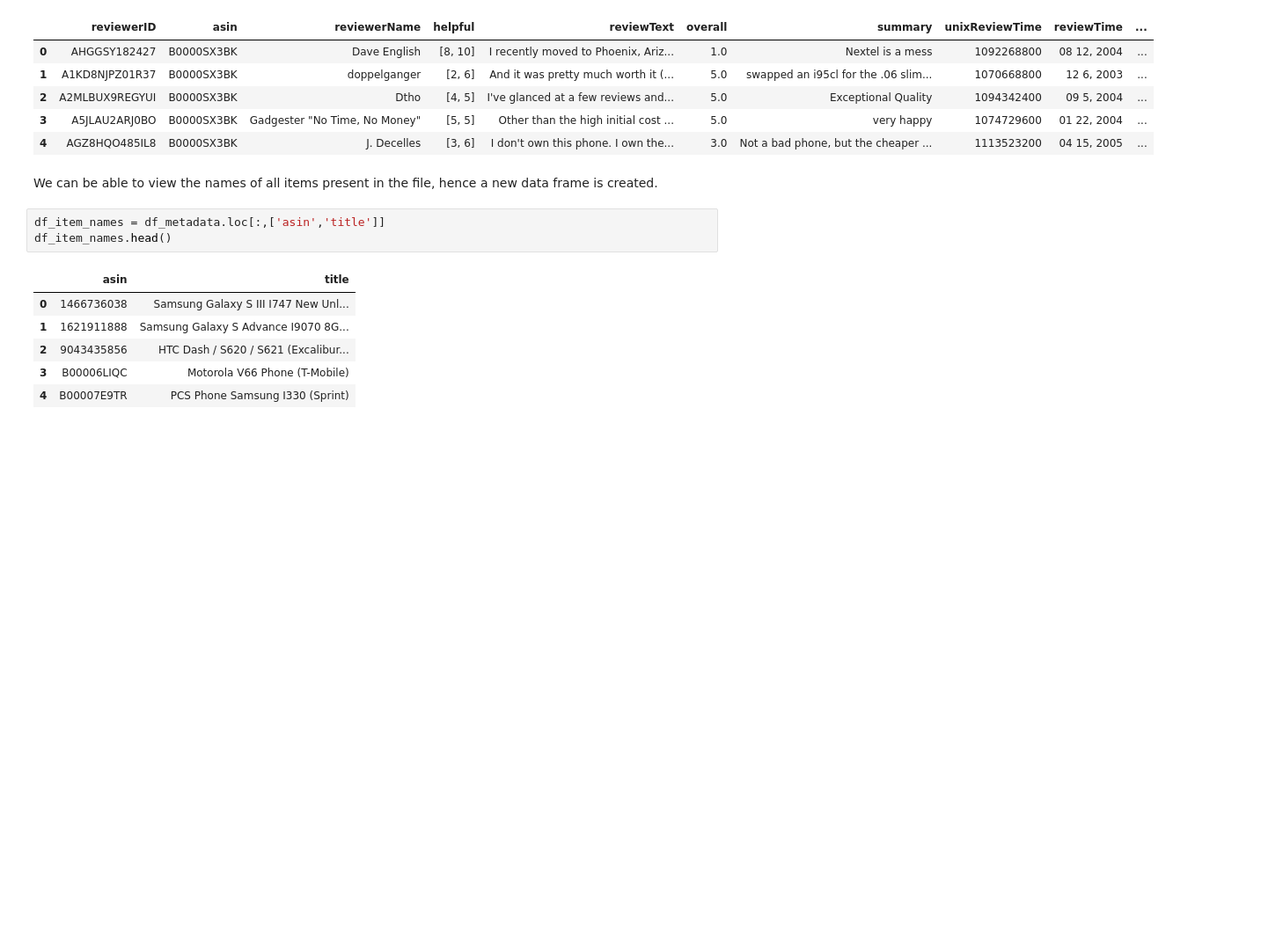
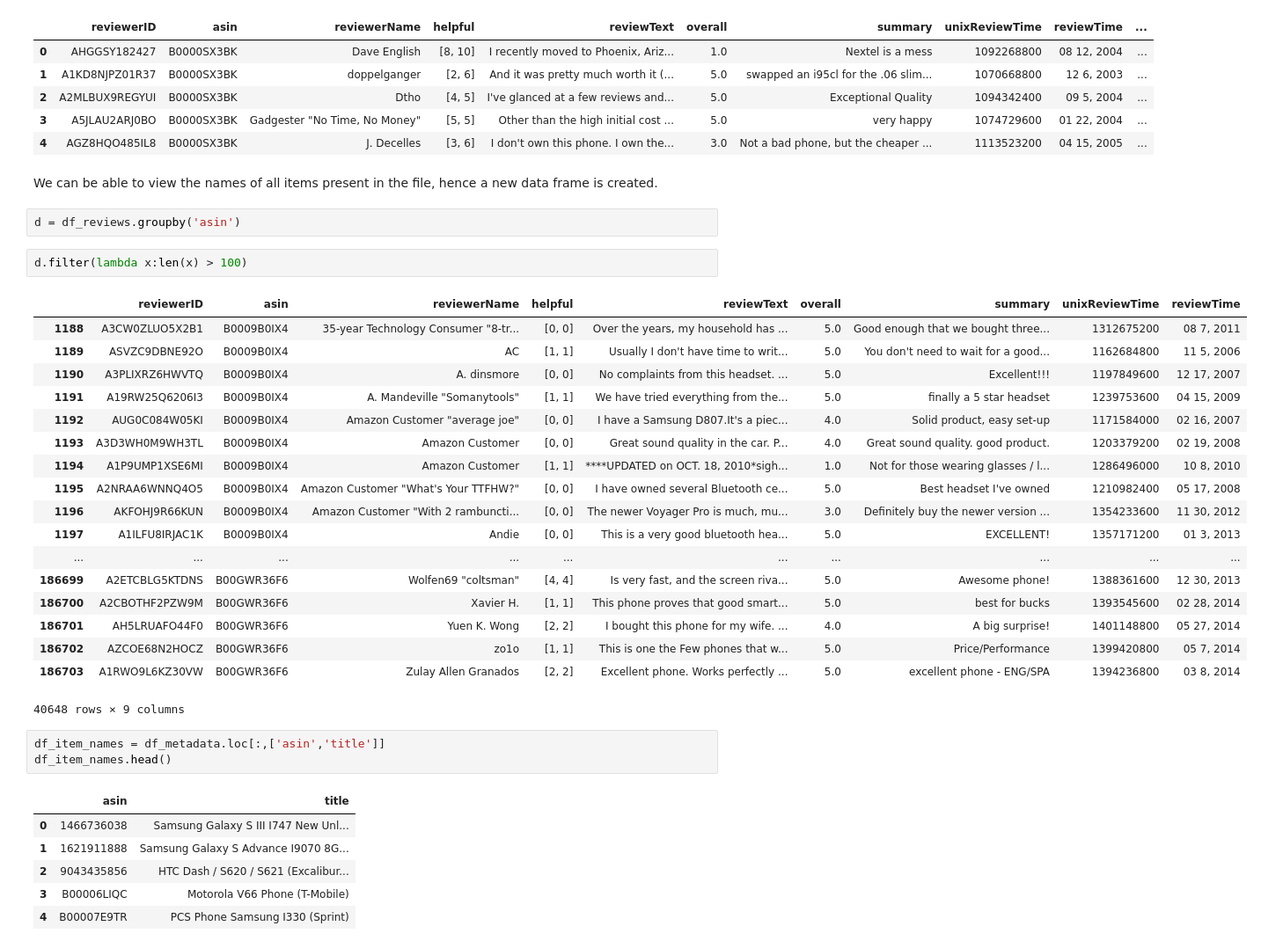
Before and after one commit to birupakhya/Topic-Modeling-of-Amazon-Reviews, a Jupyter notebook: The First Solution.ipynb, the cells around one changed output. Shown at 88% size. Drawn from its saved outputs; the diff is of its cells as text; blank space fills up the shorter version.

```diff
--- a/The First Solution.ipynb
+++ b/The First Solution.ipynb
@@ -64,6 +64,29 @@ df_merged.head()
 | 4 | AGZ8HQO485IL8 | B0000SX3BK | J. Decelles | [3, 6] | I don't own this phone. I own the... | 3.0 | Not a bad phone, but the cheaper ... | 1113523200 | 04 15, 2005 | ... |
 # %% [markdown]
 We can be able to view the names of all items present in the file, hence a new data frame is created.
+# %%
+d = df_reviews.groupby('asin')
+# %%
+d.filter(lambda x:len(x) > 100)
+# %% [output]
+|  | reviewerID | asin | reviewerName | helpful | reviewText | overall | summary | unixReviewTime | reviewTime |
+| 1188 | A3CW0ZLUO5X2B1 | B0009B0IX4 | 35-year Technology Consumer "8-tr... | [0, 0] | Over the years, my household has ... | 5.0 | Good enough that we bought three... | 1312675200 | 08 7, 2011 |
+| 1189 | ASVZC9DBNE92O | B0009B0IX4 | AC | [1, 1] | Usually I don't have time to writ... | 5.0 | You don't need to wait for a good... | 1162684800 | 11 5, 2006 |
+| 1190 | A3PLIXRZ6HWVTQ | B0009B0IX4 | A. dinsmore | [0, 0] | No complaints from this headset. ... | 5.0 | Excellent!!! | 1197849600 | 12 17, 2007 |
+| 1191 | A19RW25Q6206I3 | B0009B0IX4 | A. Mandeville "Somanytools" | [1, 1] | We have tried everything from the... | 5.0 | finally a 5 star headset | 1239753600 | 04 15, 2009 |
+| 1192 | AUG0C084W05KI | B0009B0IX4 | Amazon Customer "average joe" | [0, 0] | I have a Samsung D807.It's a piec... | 4.0 | Solid product, easy set-up | 1171584000 | 02 16, 2007 |
+| 1193 | A3D3WH0M9WH3TL | B0009B0IX4 | Amazon Customer | [0, 0] | Great sound quality in the car. P... | 4.0 | Great sound quality. good product. | 1203379200 | 02 19, 2008 |
+| 1194 | A1P9UMP1XSE6MI | B0009B0IX4 | Amazon Customer | [1, 1] | ****UPDATED on OCT. 18, 2010*sigh... | 1.0 | Not for those wearing glasses / l... | 1286496000 | 10 8, 2010 |
+| 1195 | A2NRAA6WNNQ4O5 | B0009B0IX4 | Amazon Customer "What's Your TTFHW?" | [0, 0] | I have owned several Bluetooth ce... | 5.0 | Best headset I've owned | 1210982400 | 05 17, 2008 |
+| 1196 | AKFOHJ9R66KUN | B0009B0IX4 | Amazon Customer "With 2 rambuncti... | [0, 0] | The newer Voyager Pro is much, mu... | 3.0 | Definitely buy the newer version ... | 1354233600 | 11 30, 2012 |
+| 1197 | A1ILFU8IRJAC1K | B0009B0IX4 | Andie | [0, 0] | This is a very good bluetooth hea... | 5.0 | EXCELLENT! | 1357171200 | 01 3, 2013 |
+| ... | ... | ... | ... | ... | ... | ... | ... | ... | ... |
+| 186699 | A2ETCBLG5KTDNS | B00GWR36F6 | Wolfen69 "coltsman" | [4, 4] | Is very fast, and the screen riva... | 5.0 | Awesome phone! | 1388361600 | 12 30, 2013 |
+| 186700 | A2CBOTHF2PZW9M | B00GWR36F6 | Xavier H. | [1, 1] | This phone proves that good smart... | 5.0 | best for bucks | 1393545600 | 02 28, 2014 |
+| 186701 | AH5LRUAFO44F0 | B00GWR36F6 | Yuen K. Wong | [2, 2] | I bought this phone for my wife. ... | 4.0 | A big surprise! | 1401148800 | 05 27, 2014 |
+| 186702 | AZCOE68N2HOCZ | B00GWR36F6 | zo1o | [1, 1] | This is one the Few phones that w... | 5.0 | Price/Performance | 1399420800 | 05 7, 2014 |
+| 186703 | A1RWO9L6KZ30VW | B00GWR36F6 | Zulay Allen Granados | [2, 2] | Excellent phone. Works perfectly ... | 5.0 | excellent phone - ENG/SPA | 1394236800 | 03 8, 2014 |
+40648 rows × 9 columns
 # %%
 df_item_names = df_metadata.loc[:,['asin','title']]
 df_item_names.head()
```
Also changed, not shown: parts of 15 cells of this notebook.
